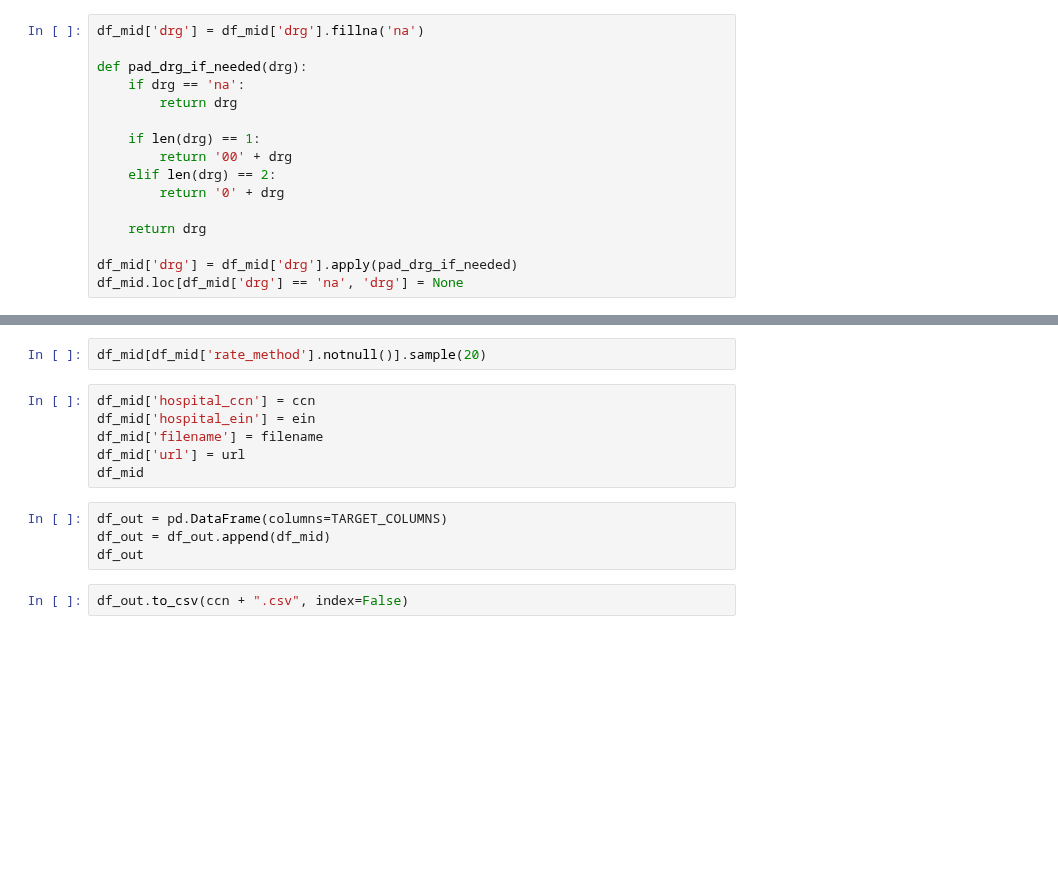
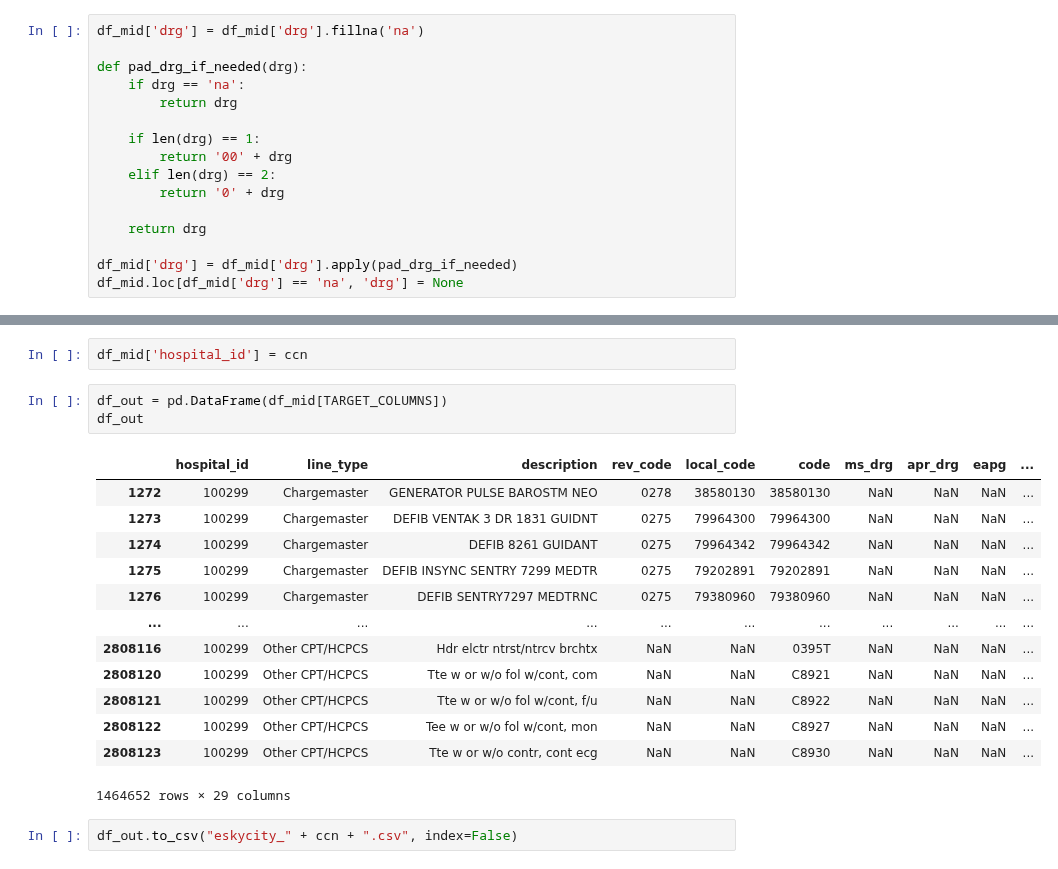
Before and after one commit to rl1987/dolthub-bounty-transparency-in-pricing, a Jupyter notebook: eskycity.ipynb, the cells around one changed output, grey strips where cells are left out. Cells and saved outputs as stored; diff of their text form; blank space fills up the shorter version.

```diff
--- a/eskycity.ipynb
+++ b/eskycity.ipynb
@@ -249,14 +272,21 @@ KeyError: ['rate']
-# %%
-df_mid[df_mid['rate_method'].notnull()].sample(20)
-# %%
-df_mid['hospital_ccn'] = ccn
-df_mid['hospital_ein'] = ein
-df_mid['filename'] = filename
-df_mid['url'] = url
-df_mid
+# %%
+df_mid['hospital_id'] = ccn
 # %%
-df_out = pd.DataFrame(columns=TARGET_COLUMNS)
-df_out = df_out.append(df_mid)
+df_out = pd.DataFrame(df_mid[TARGET_COLUMNS])
 df_out
+# %% [output]
+|  | hospital_id | line_type | description | rev_code | local_code | code | ms_drg | apr_drg | eapg | ... |
+| 1272 | 100299 | Chargemaster | GENERATOR PULSE BAROSTM NEO | 0278 | 38580130 | 38580130 | NaN | NaN | NaN | ... |
+| 1273 | 100299 | Chargemaster | DEFIB VENTAK 3 DR 1831 GUIDNT | 0275 | 79964300 | 79964300 | NaN | NaN | NaN | ... |
+| 1274 | 100299 | Chargemaster | DEFIB 8261 GUIDANT | 0275 | 79964342 | 79964342 | NaN | NaN | NaN | ... |
+| 1275 | 100299 | Chargemaster | DEFIB INSYNC SENTRY 7299 MEDTR | 0275 | 79202891 | 79202891 | NaN | NaN | NaN | ... |
+| 1276 | 100299 | Chargemaster | DEFIB SENTRY7297 MEDTRNC | 0275 | 79380960 | 79380960 | NaN | NaN | NaN | ... |
+| ... | ... | ... | ... | ... | ... | ... | ... | ... | ... | ... |
+| 2808116 | 100299 | Other CPT/HCPCS | Hdr elctr ntrst/ntrcv brchtx | NaN | NaN | 0395T | NaN | NaN | NaN | ... |
+| 2808120 | 100299 | Other CPT/HCPCS | Tte w or w/o fol w/cont, com | NaN | NaN | C8921 | NaN | NaN | NaN | ... |
+| 2808121 | 100299 | Other CPT/HCPCS | Tte w or w/o fol w/cont, f/u | NaN | NaN | C8922 | NaN | NaN | NaN | ... |
+| 2808122 | 100299 | Other CPT/HCPCS | Tee w or w/o fol w/cont, mon | NaN | NaN | C8927 | NaN | NaN | NaN | ... |
+| 2808123 | 100299 | Other CPT/HCPCS | Tte w or w/o contr, cont ecg | NaN | NaN | C8930 | NaN | NaN | NaN | ... |
+1464652 rows × 29 columns
 # %%
-df_out.to_csv(ccn + ".csv", index=False)
+df_out.to_csv("eskycity_" + ccn + ".csv", index=False)
```
Also changed, not shown: parts of 7 cells of this notebook.
